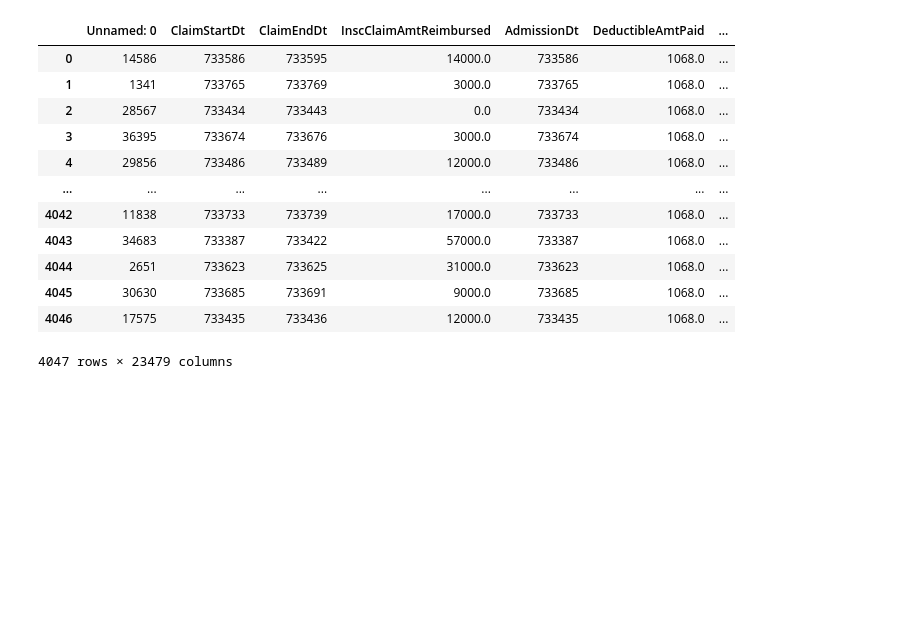
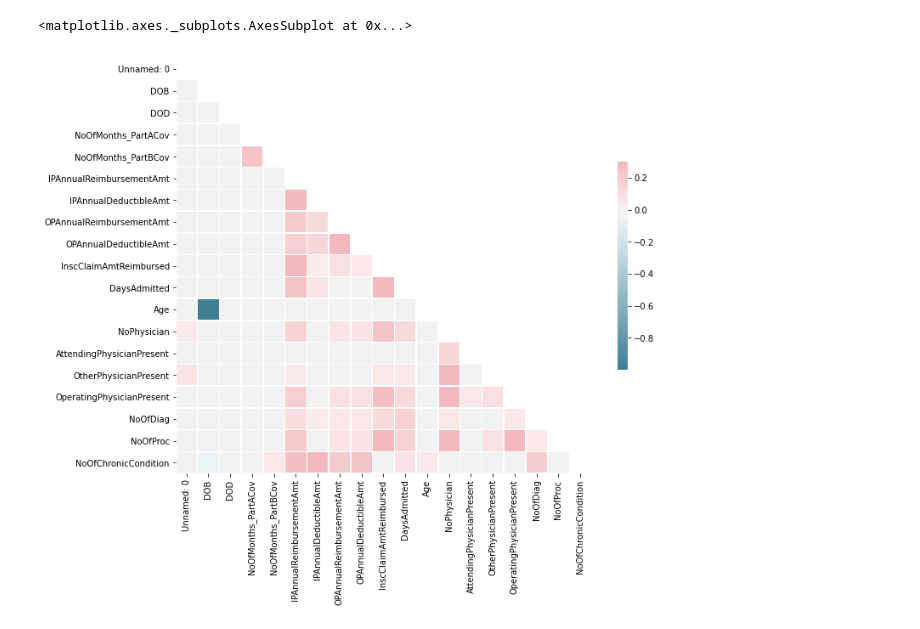
Before and after one commit to sachinac/ML7331, a Jupyter notebook: sachin_svm.ipynb, the cells around one changed output. Cells and saved outputs as stored; diff of their text form; code cells hidden in the pictures; blank space fills up the shorter version.

Commit message:
intial code for lab2
Load and set data types

```diff
--- a/sachin_svm.ipynb
+++ b/sachin_svm.ipynb
@@ -3,17 +0,0 @@ import pandas as pd
-# %%
-svm_ds = pd.read_csv('data/final_fraud_dataset.csv')
-svm_ds
-# %% [output]
-|  | Unnamed: 0 | ClaimStartDt | ClaimEndDt | InscClaimAmtReimbursed | AdmissionDt | DeductibleAmtPaid | ... |
-| 0 | 14586 | 733586 | 733595 | 14000.0 | 733586 | 1068.0 | ... |
-| 1 | 1341 | 733765 | 733769 | 3000.0 | 733765 | 1068.0 | ... |
-| 2 | 28567 | 733434 | 733443 | 0.0 | 733434 | 1068.0 | ... |
-| 3 | 36395 | 733674 | 733676 | 3000.0 | 733674 | 1068.0 | ... |
-| 4 | 29856 | 733486 | 733489 | 12000.0 | 733486 | 1068.0 | ... |
-| ... | ... | ... | ... | ... | ... | ... | ... |
-| 4042 | 11838 | 733733 | 733739 | 17000.0 | 733733 | 1068.0 | ... |
-| 4043 | 34683 | 733387 | 733422 | 57000.0 | 733387 | 1068.0 | ... |
-| 4044 | 2651 | 733623 | 733625 | 31000.0 | 733623 | 1068.0 | ... |
-| 4045 | 30630 | 733685 | 733691 | 9000.0 | 733685 | 1068.0 | ... |
-| 4046 | 17575 | 733435 | 733436 | 12000.0 | 733435 | 1068.0 | ... |
-4047 rows × 23479 columns
@@ -19,0 +9,30 @@ svm_ds
+# %%
+svm_df = pd.read_csv('data/final_fraud_dataset.csv')
+
+cols = svm_df.columns.tolist()
+cat_preds_fields = cols[1:2]+cols[4:9]+cols[11:22]+cols[27:28]+cols[31:32]+cols[33:36]+cols[37:38]+cols[39:55]
+num_preds_fields = cols[9:11]+cols[22:26]+cols[32:33]+cols[71:72]+cols[73:81]
+non_preds_fields = cols[1:4]+ cols[26:27]+cols[28:32]+cols[33:37]+cols[38:39]+cols[55:71]
+
+svm_df[cat_preds_fields]  = svm_df[cat_preds_fields].astype('category')
+reorder_cols = non_preds_fields+num_preds_fields + cat_preds_fields
+svm_preds_df = svm_df[reorder_cols]
+svm_preds_df = svm_preds_df.drop(non_preds_fields, axis=1)
+# %%
+corr = svm_df.corr()
+
+# Generate a mask for the upper triangle
+mask = np.triu(np.ones_like(corr, dtype=np.bool))
+
+# Set up the matplotlib figure
+f, ax = plt.subplots(figsize=(11, 9))
+
+# Generate a custom diverging colormap
+cmap = sns.diverging_palette(220, 10, as_cmap=True)
+
+# Draw the heatmap with the mask and correct aspect ratio
+sns.heatmap(corr, mask=mask, cmap=cmap, vmax=.3, center=0,
+            square=True, linewidths=.5, cbar_kws={"shrink": .5})
+# %% [output]
+<matplotlib.axes._subplots.AxesSubplot at 0x...>
+[figure, added]
```
Also changed, not shown: parts of 2 cells of this notebook, 1 other file.
